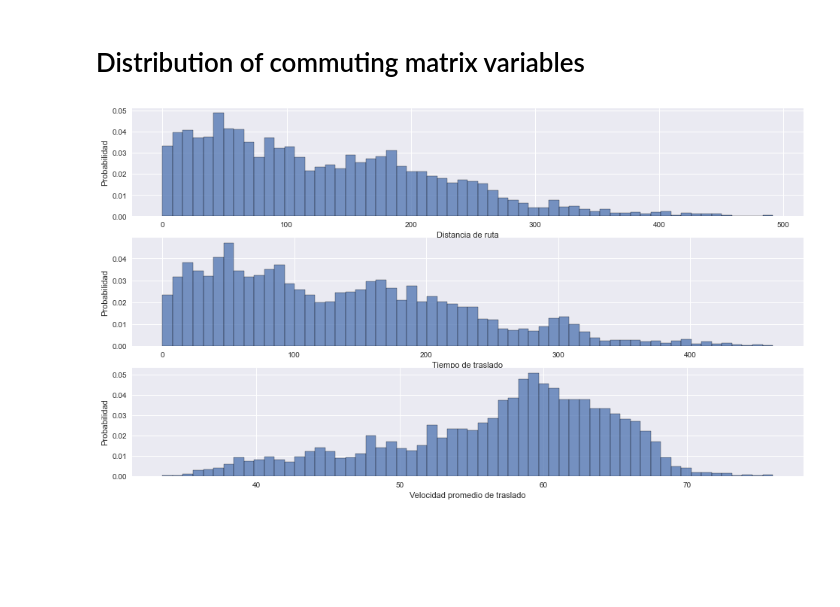
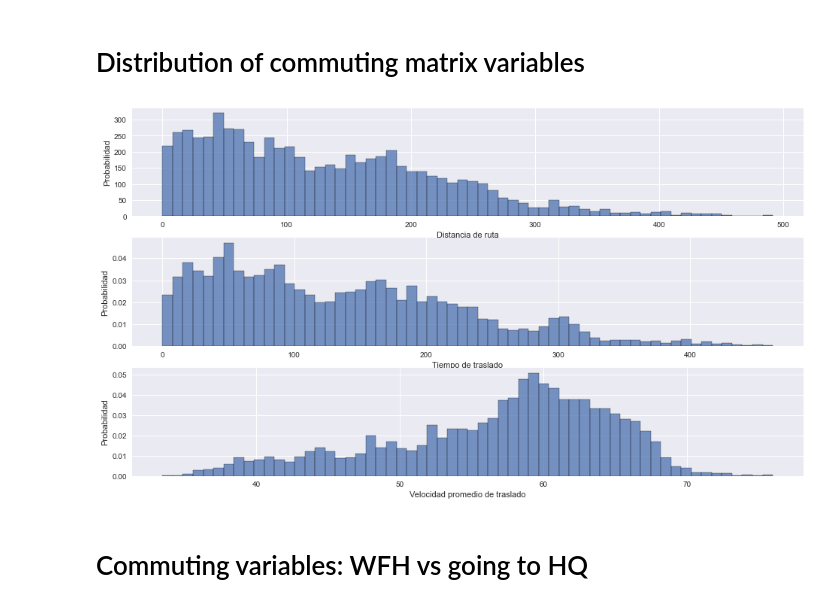
Before and after one commit to jigonr/Commuting-Zones-Costa-Rica, a Jupyter notebook: code/4-descriptive_statistics.ipynb, the cells around one changed output. Saved outputs shown, nothing was run; the diff lists cells and outputs as text; code cells hidden in the pictures; blank space fills up the shorter version.

Commit message:
back of the envelope calculations and figures

```diff
--- a/code/4-descriptive_statistics.ipynb
+++ b/code/4-descriptive_statistics.ipynb
@@ -190,12 +193,14 @@ plt.savefig(os.path.join(FIGURES_APPENDIX_OUTPUT, "within_commute.pdf"))
 # %%
 distances.rename(columns={"distance": "Distancia de ruta", "travel_time": "Tiempo de traslado", "avg_speed": "Velocidad promedio de traslado"}, inplace=True)
 fig, ax = plt.subplots(3, 1, figsize=[16, 9])
-sns.histplot(x="Distancia de ruta", data=distances, bins=60, stat="probability", ax=ax[0])
+sns.histplot(x="Distancia de ruta", data=distances, bins=60, ax=ax[0])
 sns.histplot(x="Tiempo de traslado", data=distances, bins=60, stat="probability", ax=ax[1])
 sns.histplot(x="Velocidad promedio de traslado", data=distances, bins=60, stat="probability", ax=ax[2])
 ax[0].set_ylabel("Probabilidad")
 ax[1].set_ylabel("Probabilidad")
 ax[2].set_ylabel("Probabilidad")
-plt.savefig(os.path.join(FIGURES_APPENDIX_OUTPUT, "commute_distribution.pdf"))
+plt.savefig(os.path.join(FIGURES_APPENDIX_OUTPUT, "commute_distribution.png"))
 # %% [output]
-[figure, old version]
+[figure, new version]
+# %% [markdown]
+# Commuting variables: WFH vs going to HQ
```
Also changed, not shown: parts of 14 cells of this notebook, 21 other files.
